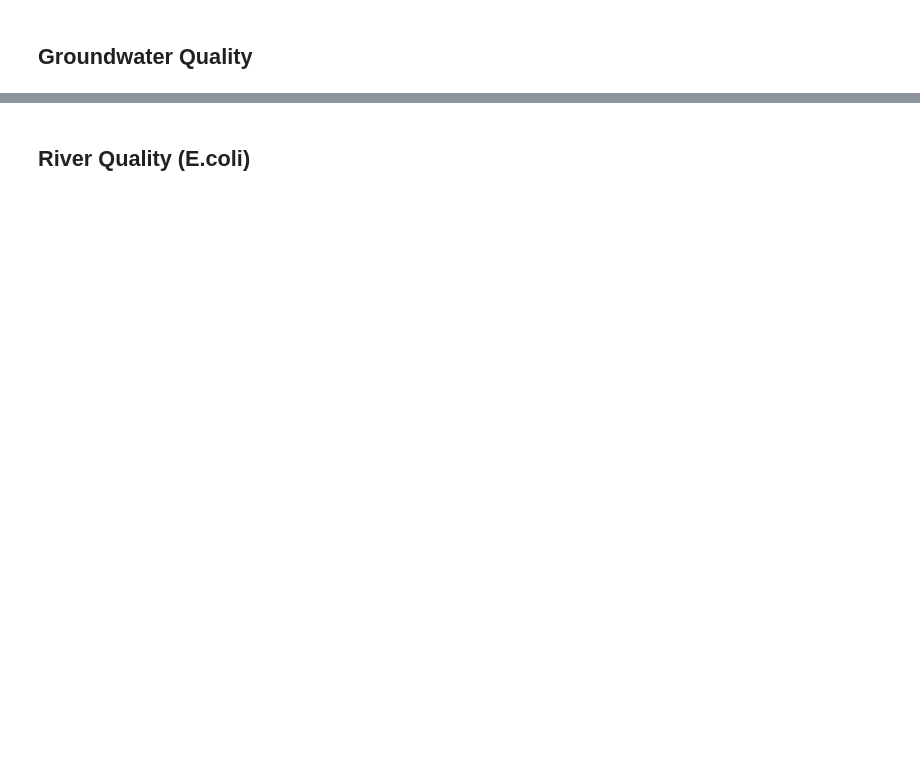
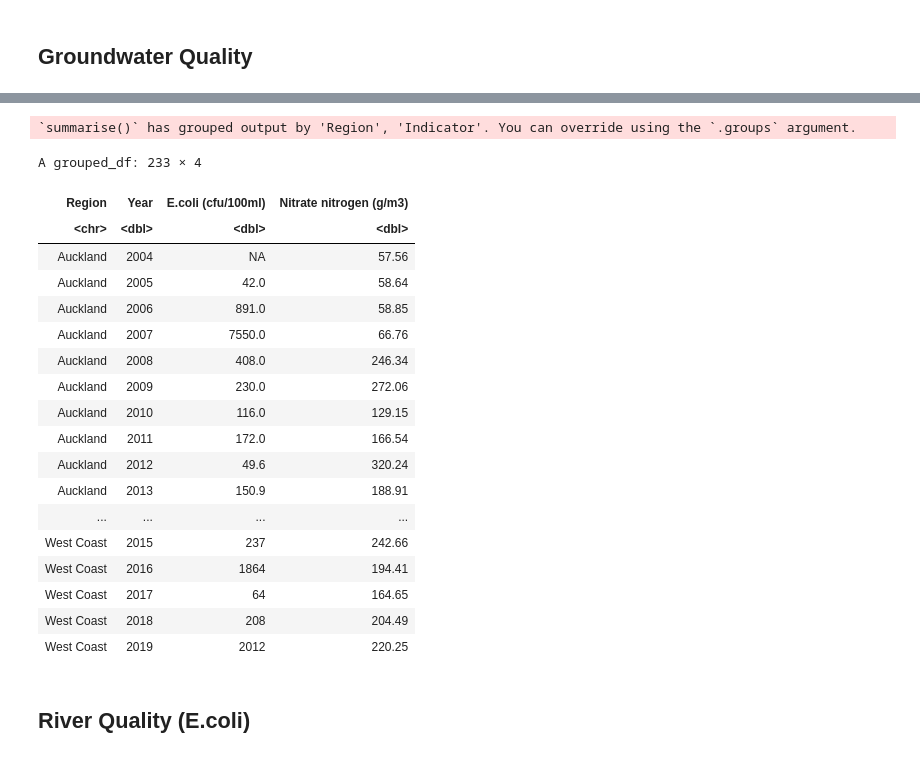
Before and after one commit to beuri97/data201_gp, a Jupyter notebook: water_quality/Water Quality.ipynb, the cells around one changed output, grey strips where cells are left out. Cells and saved outputs as stored; diff of their text form; code cells hidden in the pictures; blank space fills up the shorter version.

```diff
--- a/water_quality/Water Quality.ipynb
+++ b/water_quality/Water Quality.ipynb
@@ -64,19 +118,44 @@ groundwq %>%
 new_groundwq <- groundwq %>%
   mutate(CensoredValue = ifelse(is.na(CensoredValue), NA_integer_, CensoredValue),
          Year = year(Date),
-         Units = case_when(Indicator == "E.coli" ~ "cfu/100ml", TRUE ~ "g/m3")) %>%
+         Units = case_when(Indicator == "E.coli" ~ "cfu/100ml", TRUE ~ "g/m3"),
+         Region = case_when(Region == "Hawkes Bay" ~ "Hawke's Bay", TRUE ~ Region)) %>%
   select(Region, Indicator, Units, Year, CensoredValue) %>%
   filter(Indicator %in% c("E.coli", "Nitrate nitrogen"), Year >= 2002, Year <= 2019) %>%
   group_by(Region, Indicator, Year) %>%
   na.omit() %>%
-  summarise(Total_MedVal = round(sum(CensoredValue), 2), Units) %>%
+  summarise(Total_MedVal = round(sum(CensoredValue), 2)) %>%
   distinct()
+# %% [output]
+`summarise()` has grouped output by 'Region', 'Indicator'. You can override using the `.groups` argument.
 # %%
 # Takes the new_groundwq then convert it to wide format.
 groundwq_wide <- new_groundwq %>%
-  spread(key = Region,
-         value = Total_MedVal)
+  spread(key = Indicator,
+         value = Total_MedVal) %>%
+  mutate(`E.coli (cfu/100ml)` = E.coli, `Nitrate nitrogen (g/m3)` = `Nitrate nitrogen`) %>%
+  select(-c("E.coli", "Nitrate nitrogen"))
 groundwq_wide
+# %% [output]
+A grouped_df: 233 × 4
+| Region | Year | E.coli (cfu/100ml) | Nitrate nitrogen (g/m3) |
+| <chr> | <dbl> | <dbl> | <dbl> |
+| Auckland | 2004 | NA | 57.56 |
+| Auckland | 2005 | 42.0 | 58.64 |
+| Auckland | 2006 | 891.0 | 58.85 |
+| Auckland | 2007 | 7550.0 | 66.76 |
+| Auckland | 2008 | 408.0 | 246.34 |
+| Auckland | 2009 | 230.0 | 272.06 |
+| Auckland | 2010 | 116.0 | 129.15 |
+| Auckland | 2011 | 172.0 | 166.54 |
+| Auckland | 2012 | 49.6 | 320.24 |
+| Auckland | 2013 | 150.9 | 188.91 |
+| ... | ... | ... | ... |
+| West Coast | 2015 | 237 | 242.66 |
+| West Coast | 2016 | 1864 | 194.41 |
+| West Coast | 2017 | 64 | 164.65 |
+| West Coast | 2018 | 208 | 204.49 |
+| West Coast | 2019 | 2012 | 220.25 |
 # %% [markdown]
 <h2>River Quality (E.coli)</h2>
 # %%
```
Also changed, not shown: parts of 19 cells of this notebook.
